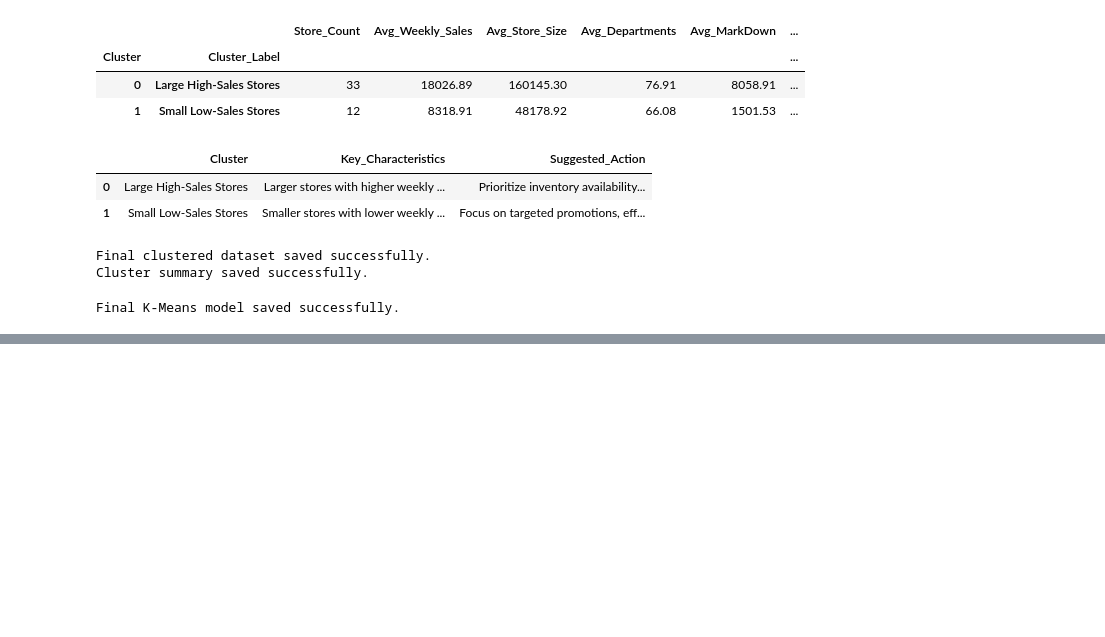
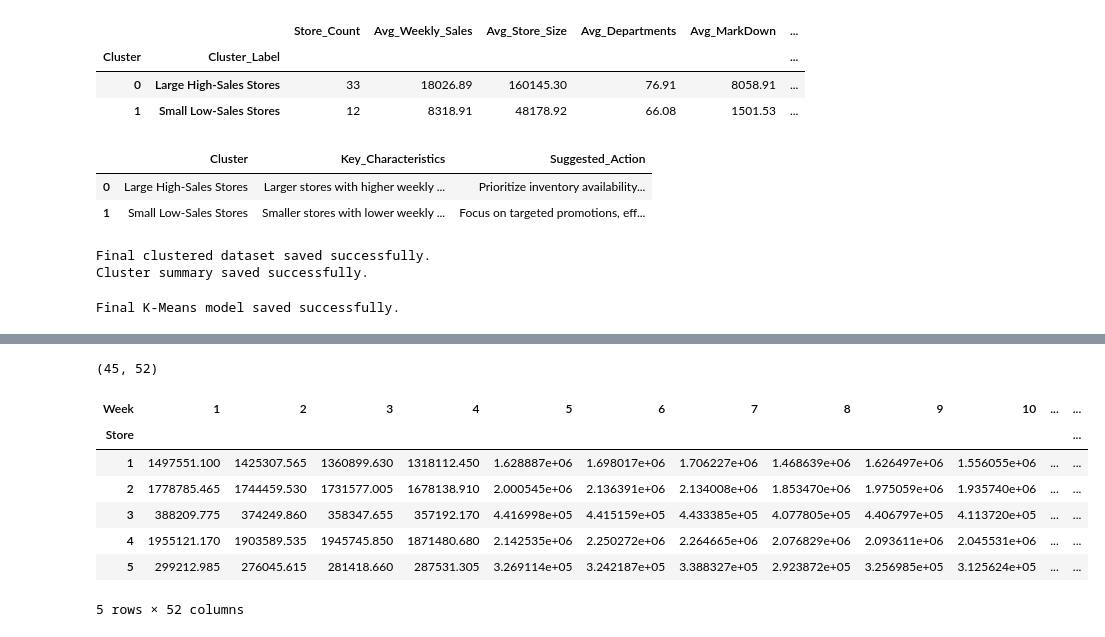
Before and after one commit to TanyaTejaswi/Walmart-Store-Clustering, a Jupyter notebook: Walmart_Store_Clustering.ipynb, the cells around one changed output, grey strips where cells are left out. Drawn from its saved outputs; the diff is of its cells as text; code cells hidden in the pictures; blank space fills up the shorter version.

```diff
--- a/Walmart_Store_Clustering.ipynb
+++ b/Walmart_Store_Clustering.ipynb
@@ -928,0 +1020,19 @@ Final K-Means model saved successfully.
+# %%
+seasonality = store_weekly.groupby(["Store", "Week"])["Weekly_Sales"].mean().reset_index()
+seasonality_matrix = seasonality.pivot(index="Store", columns="Week", values="Weekly_Sales")
+
+# fill any sparse weeks (e.g. week 53 only exists in some years) with the store's own row mean
+seasonality_matrix = seasonality_matrix.apply(lambda row: row.fillna(row.mean()), axis=1)
+
+print(seasonality_matrix.shape)
+seasonality_matrix.head()
+# %% [output]
+(45, 52)
+| Week | 1 | 2 | 3 | 4 | 5 | 6 | 7 | 8 | 9 | 10 | ... | ... |
+| Store |  |  |  |  |  |  |  |  |  |  |  | ... |
+| 1 | 1497551.100 | 1425307.565 | 1360899.630 | 1318112.450 | 1.628887e+06 | 1.698017e+06 | 1.706227e+06 | 1.468639e+06 | 1.626497e+06 | 1.556055e+06 | ... | ... |
+| 2 | 1778785.465 | 1744459.530 | 1731577.005 | 1678138.910 | 2.000545e+06 | 2.136391e+06 | 2.134008e+06 | 1.853470e+06 | 1.975059e+06 | 1.935740e+06 | ... | ... |
+| 3 | 388209.775 | 374249.860 | 358347.655 | 357192.170 | 4.416998e+05 | 4.415159e+05 | 4.433385e+05 | 4.077805e+05 | 4.406797e+05 | 4.113720e+05 | ... | ... |
+| 4 | 1955121.170 | 1903589.535 | 1945745.850 | 1871480.680 | 2.142535e+06 | 2.250272e+06 | 2.264665e+06 | 2.076829e+06 | 2.093611e+06 | 2.045531e+06 | ... | ... |
+| 5 | 299212.985 | 276045.615 | 281418.660 | 287531.305 | 3.269114e+05 | 3.242187e+05 | 3.388327e+05 | 2.923872e+05 | 3.256985e+05 | 3.125624e+05 | ... | ... |
+5 rows × 52 columns
```
Also changed, not shown: parts of 21 cells of this notebook.
